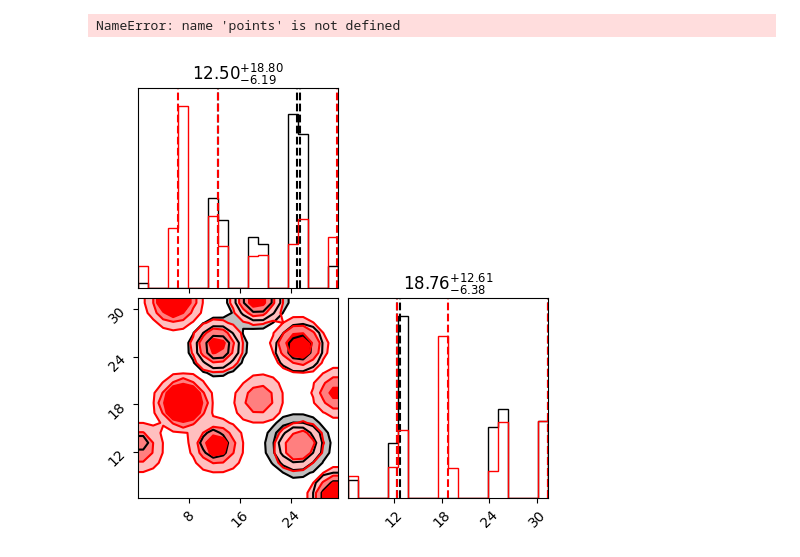
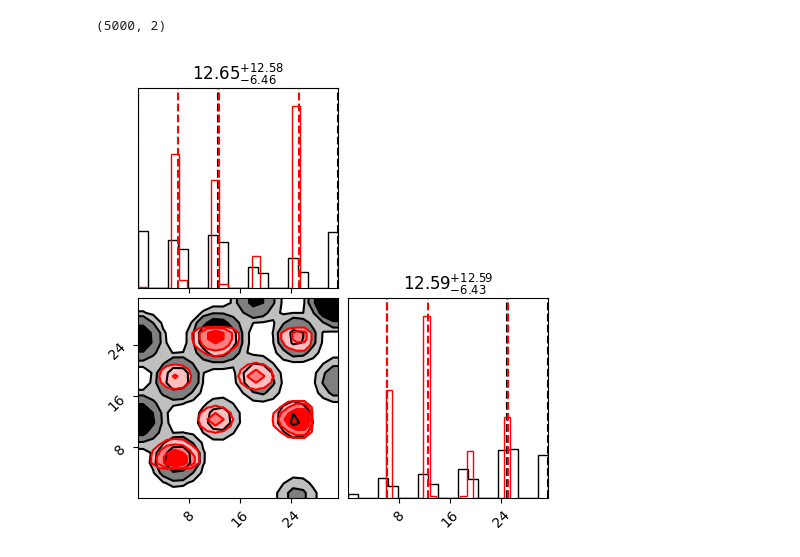
Before and after one commit to EL-MZ/MINS, a Jupyter notebook: examples/eggbox.ipynb, the cells around one changed output. Drawn from its saved outputs; the diff is of its cells as text; code cells hidden in the pictures.

Commit message:
added multiple proposal.

```diff
--- a/examples/eggbox.ipynb
+++ b/examples/eggbox.ipynb
@@ -48,7 +48,7 @@ sampler = NestedSampler(
     loglikelihood,
     prior_transform,
     ndim,
-    nlive=50,       # number of live points; increase for accuracy
+    nlive=100,       # number of live points; increase for accuracy
     sample="rwalk",  # random-walk proposals; can try "unif", "slice"
     bound="multi",   # bounding method ("multi" good for multimodal)
 )
@@ -76,5 +77,5 @@ Error = -0.481
 # %%
-from mins import CallableModel, MINSampler, MorphProposal
+from mins import CallableModel, MINSampler, MorphProposal, EnsembleRWalkSettings, RWalkSettings
 from mins.diagnostics import summarize
 from mins.plotting import plot_run, plot_weight_health
 from mins import StoppingCriterionConfig, StoppingPolicy
@@ -113,21 +114,40 @@ model = CallableModel(
     log_prior_fn=logprior,
     vectorized=False,
 )
-proposal = MorphProposal.fit(
+importance_dist = MorphProposal.fit(
     posterior_samples,
     param_names=model.parameter_names,
     morph_type="2_group",
     kde_bw="silverman",
 )
+# mins_sampler = MINSampler(
+#     model=model,
+#     importance_morph=importance_dist,
+#     proposal_scheme="rwalk",
+#     rwalk_settings=RWalkSettings(
+#         walks=100,
+#         # scale=None uses 2.38 / sqrt(ndim)
+#     ),
+#     n_live=200,
+#     rng=1234,
+
+# )
 mins_sampler = MINSampler(
     model=model,
-    proposal=proposal,
-    n_live=1000,
-    rng=20260725,
+    importance_morph=importance_dist,
+    proposal_scheme="en-rwalk",
+    ensemble_rwalk_settings=EnsembleRWalkSettings(
+        n_walkers=100,
+        n_sweeps=4,
+        # gamma=None uses 2.38 / sqrt(2 * ndim)
+    ),
+    n_live=500,
+    rng=1234,
+
 )
 
 mins_result = mins_sampler.run(
-    stopping=stopping,
+    dlogz=0.01,
     max_iterations=200_000,
     max_proposals_per_replacement=500_000,
     max_likelihood_calls=10_000_000,
@@ -184,47 +180,33 @@ posterior_covariance = np.cov(
-# %%
-from dynesty import utils as dyfunc
-
-equal_samples = dyfunc.resample_equal(
-    points,
-    weights,
-    rstate=np.random.default_rng(123),
-)
-
-print(equal_samples.shape)
-rng = np.random.default_rng(123)
-
-indices = rng.choice(
-    len(points),
-    size=10_000,
-    replace=True,
-    p=weights,
-)
-
-equal_samples = points[indices]
-# %% [output]
-NameError: name 'points' is not defined
 # %%
+equal_samples = mins_result.resample_equal(
+    rng=123,          # required for reproducibility
+    n_samples=5000,
+)
+
+print(equal_samples.shape)  # (10000, ndim)
+
 fig = corner.corner(
     posterior_samples[::2,:], bins=20,label_kwargs = {"fontsize": 7},truth_color="dodgerblue",hist_kwargs={"density": True},quantiles=[0.05, 0.5, 0.95],
     show_titles=True,
     fontzise=6,
     title_fmt=".2f",
     plot_datapoints=False,
     fill_contours=True,
     levels=(0.5, 0.8, 0.95),
     smooth=1.0
 )
 corner.corner(
     equal_samples[::2,:],color="red", bins=20,label_kwargs = {"fontsize": 7},truth_color="dodgerblue",hist_kwargs={"density": True},quantiles=[0.05, 0.5, 0.95],
     show_titles=True,
     fig=fig,
     fontzise=6,
     title_fmt=".2f",
     plot_datapoints=False,
     fill_contours=True,
     levels=(0.5, 0.8, 0.95),
     smooth=1.0
 )
 plt.show()
 # %% [output]
+(5000, 2)
-[figure, old version]
+[figure, new version]
```
Also changed, not shown: parts of 4 cells of this notebook, 32 other files.
